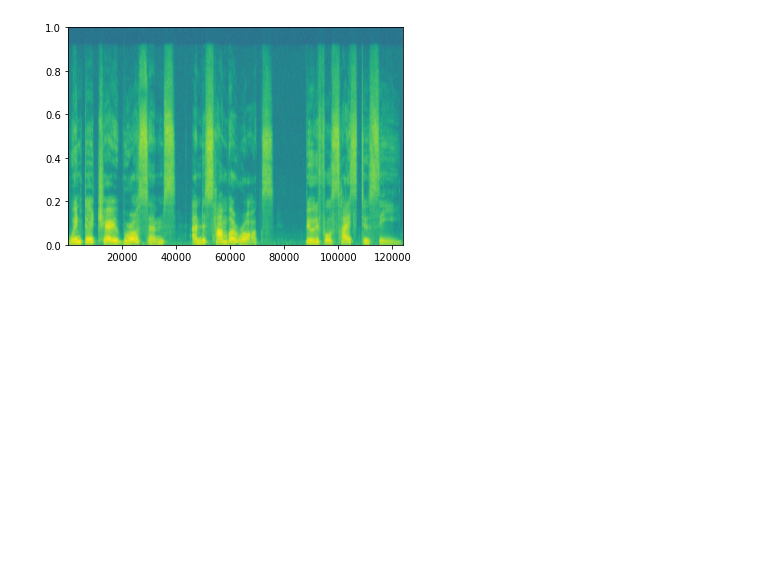
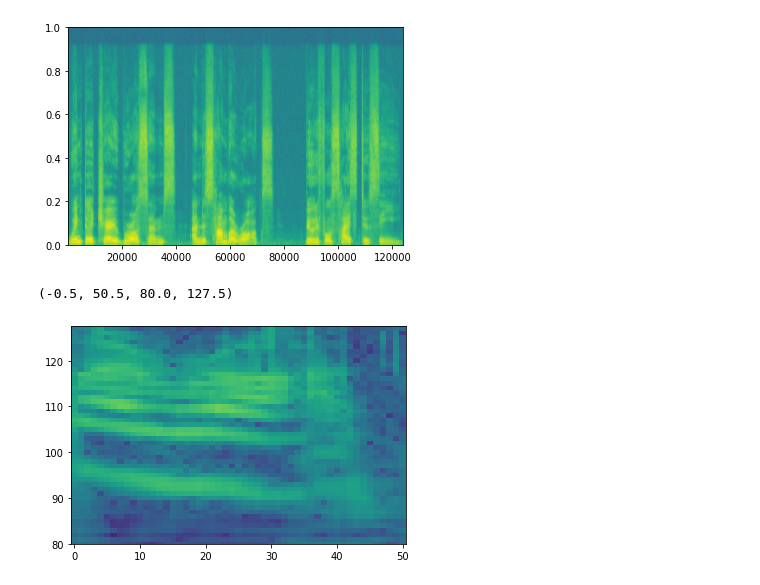
Before and after one commit to CombNITNC/procon2022_comp, a Jupyter notebook: ml/yomidata.ipynb, the cells around one changed output. Cells and saved outputs as stored; diff of their text form; code cells hidden in the pictures; blank space fills up the shorter version.

```diff
--- a/ml/yomidata.ipynb
+++ b/ml/yomidata.ipynb
@@ -5,7 +5,7 @@ english_yomi_paths = []
 
 for sample in range(1,45):
 
-    english_yomi_paths.append(join("jk",f"E{sample:02}.wav"))
+    english_yomi_paths.append(join("..","jk",f"E{sample:02}.wav"))
 
 print(english_yomi_paths)
 # %% [output]
@@ -68,3 +68,13 @@ plt
 # %% [output]
 <module 'matplotlib.pyplot' from 'c:\\Users\\hayat\\OneDrive\\デスクトップ\\procon2022_comp\\env\\lib\\site-packages\\matplotlib\\pyplot.py'>
 [figure]
+# %%
+from maesyori import preprocess_input
+
+neural_input_data = preprocess_input(graph_data)
+
+plt.imshow(np.abs(neural_input_data), aspect="auto", origin="lower")
+plt.axis(ymin=80)
+# %% [output]
+(-0.5, 50.5, 80.0, 127.5)
+[figure, added]
```
Also changed, not shown: parts of 2 cells of this notebook.
